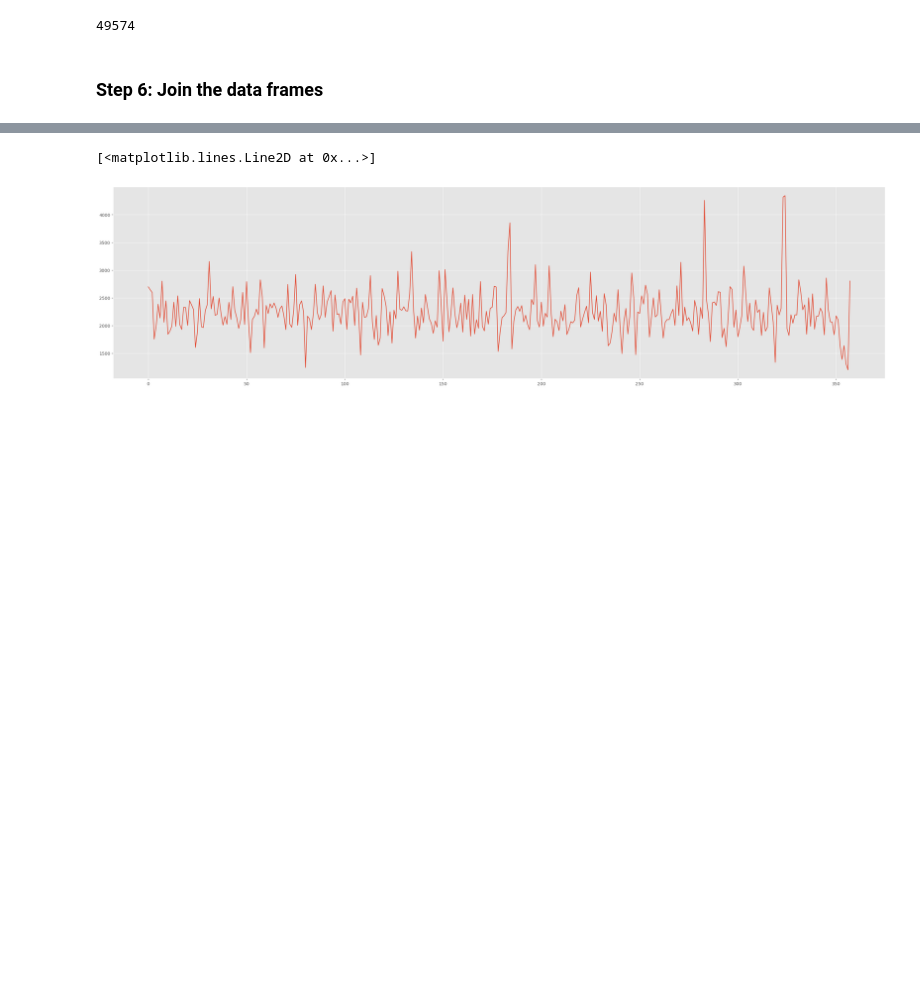
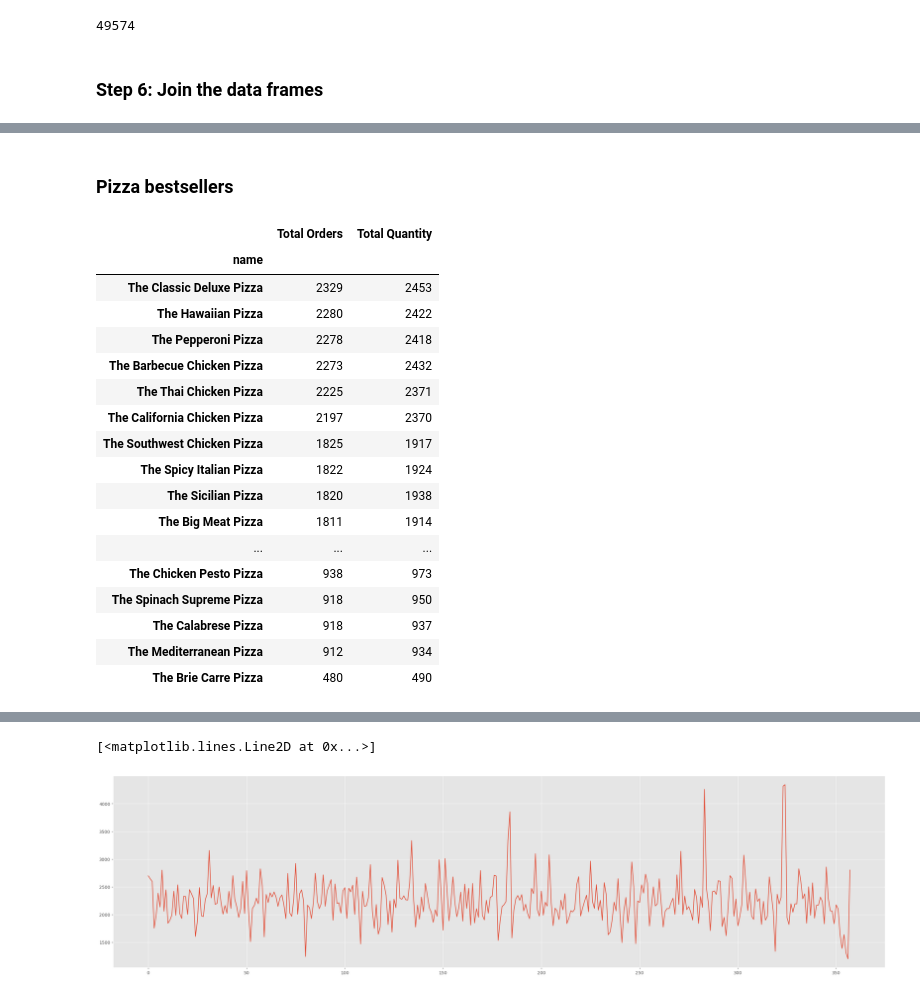
Before and after one commit to lois2inn/Pizza_Place_Sales, a Jupyter notebook: Notebooks/pizza_sales_analysis.ipynb, the cells around one changed output, grey strips where cells are left out. Cells and saved outputs as stored; diff of their text form; code cells hidden in the pictures; blank space fills up the shorter version.

```diff
--- a/Notebooks/pizza_sales_analysis.ipynb
+++ b/Notebooks/pizza_sales_analysis.ipynb
@@ -474,0 +629,34 @@ sales_order_df.head(10)
+# %% [markdown]
+### Pizza bestsellers
+# %%
+# Best sold pizza
+pizza_bestsellers_df = sales_order_df.pivot_table(values=['order_id','quantity'],
+                                                 index=['name'],
+                                                 aggfunc={"order_id":pd.Series.nunique,"quantity":'sum'}
+                                                 )
+# Rename columns
+pizza_bestsellers_df.columns = ["Total Orders","Total Quantity"]
+
+# Sort and Display table
+pizza_bestsellers_df.sort_values(by=["Total Orders","Total Quantity"],
+                          ascending=False).style.background_gradient(
+    subset=pd.IndexSlice[:,["Total Orders","Total Quantity"]],cmap="Blues")
+# %% [output]
+|  | Total Orders | Total Quantity |
+| name |  |  |
+| The Classic Deluxe Pizza | 2329 | 2453 |
+| The Hawaiian Pizza | 2280 | 2422 |
+| The Pepperoni Pizza | 2278 | 2418 |
+| The Barbecue Chicken Pizza | 2273 | 2432 |
+| The Thai Chicken Pizza | 2225 | 2371 |
+| The California Chicken Pizza | 2197 | 2370 |
+| The Southwest Chicken Pizza | 1825 | 1917 |
+| The Spicy Italian Pizza | 1822 | 1924 |
+| The Sicilian Pizza | 1820 | 1938 |
+| The Big Meat Pizza | 1811 | 1914 |
+| ... | ... | ... |
+| The Chicken Pesto Pizza | 938 | 973 |
+| The Spinach Supreme Pizza | 918 | 950 |
+| The Calabrese Pizza | 918 | 937 |
+| The Mediterranean Pizza | 912 | 934 |
+| The Brie Carre Pizza | 480 | 490 |
```
Also changed, not shown: parts of 32 cells of this notebook, 1 other file.
